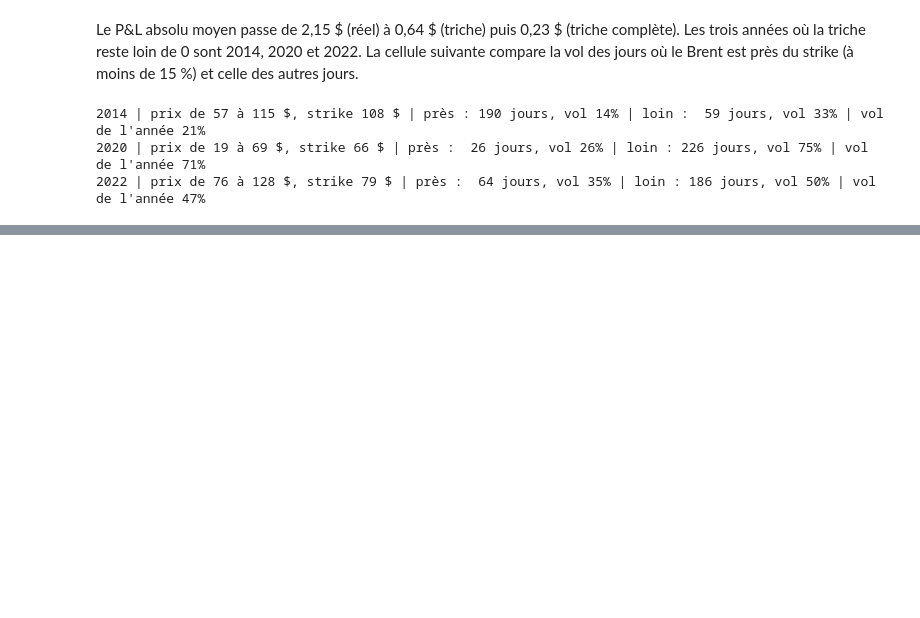
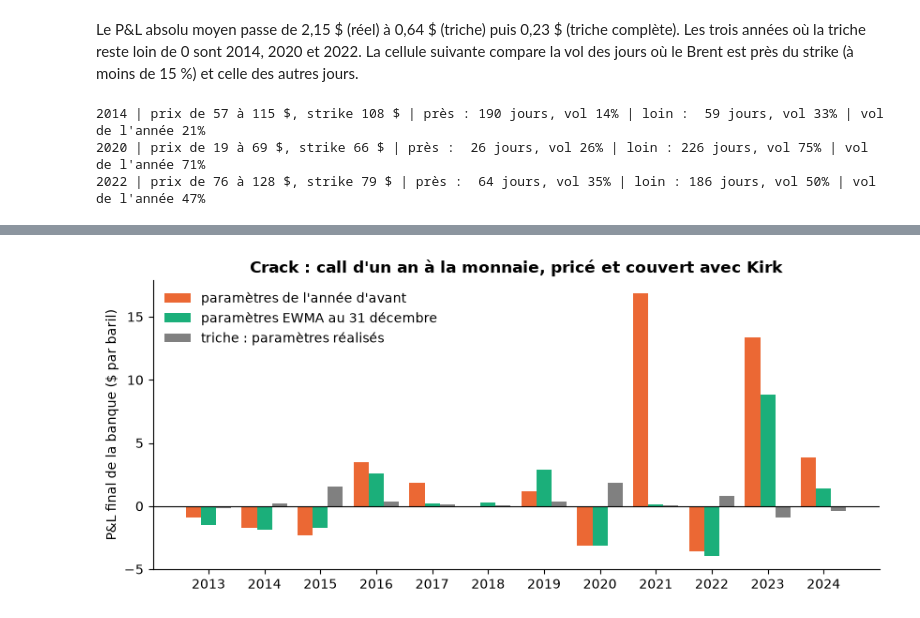
Before and after one commit to Maxence-Latreuille/spread-option-pricing, a Jupyter notebook: notebooks/03_hedging_real_data.ipynb, the cells around one changed output, grey strips where cells are left out. Drawn from its saved outputs; the diff is of its cells as text; code cells hidden in the pictures; blank space fills up the shorter version.

```diff
--- a/notebooks/03_hedging_real_data.ipynb
+++ b/notebooks/03_hedging_real_data.ipynb
@@ -288,0 +388,31 @@ La méthode de couverture et la formule fonctionnent ; l'erreur vient surtout de
+# %%
+names = ["histo", "ewma", "rho_real", "sigma_real", "cheat"]
+pnl_crack = {name: [] for name in names} # one P&L per year for each set of parameters
+for year in years:
+    before, now = str(year - 1), str(year)
+    p1, p2 = heating[now].to_numpy(), wti[now].to_numpy()
+    S1, S2 = p1[0], p2[0]
+    K = S1 - S2
+    payoff_fn = lambda S1T, S2T: spread_call_payoff(S1T, S2T, K)
+    histo = (historical_vol(heating[before]), historical_vol(wti[before]), historical_corr(heating[before], wti[before]))
+    ewma = (ewma_vol(heating[before]), ewma_vol(wti[before]), ewma_corr(heating[before], wti[before]))
+    real = (historical_vol(heating[now]), historical_vol(wti[now]), historical_corr(heating[now], wti[now]))
+    params = {"histo": histo, "ewma": ewma, "cheat": real,
+              "rho_real": (ewma[0], ewma[1], real[2]), # EWMA vols, realized rho
+              "sigma_real": (real[0], real[1], ewma[2])} # realized vols, EWMA rho
+    for name, (s1, s2, rho) in params.items():
+        price0 = kirk_call(S1, S2, K, T, r, s1, s2, rho)
+        deltas_fn = lambda S1_now, S2_now, time_left: kirk_deltas(S1_now, S2_now, K, time_left, r, s1, s2, rho)
+        pnl_crack[name].append(hedge_spread_one_path(p1, p2, T, r, price0, deltas_fn, payoff_fn))
+    print(f"{year} | K {K:5.1f} -> crack final {p1[-1] - p2[-1]:6.1f} "
+          f"| ρ EWMA {ewma[2]:.2f} réalisé {real[2]:.2f} "
+          f"| vol du ratio EWMA {kirk_ratio_vol(S2, K, *ewma):4.0%} réalisée {kirk_ratio_vol(S2, K, *real):4.0%} "
+          f"| P&L histo {pnl_crack['histo'][-1]:+6.2f} EWMA {pnl_crack['ewma'][-1]:+6.2f} triche {pnl_crack['cheat'][-1]:+6.2f}")
+
+pnl_crack = {name: np.array(values) for name, values in pnl_crack.items()} # lists -> arrays
+print()
+for name in names:
+    print(f"{name:10s} : P&L moyen {pnl_crack[name].mean():+.2f} $ | P&L absolu moyen {np.abs(pnl_crack[name]).mean():.2f} $")
+k = (np.abs(pnl_crack["ewma"]) < np.abs(pnl_crack["histo"])).sum()
+p_value = sum(comb(12, j) for j in range(k, 13)) / 2**12
+print(f"EWMA meilleur que l'histo sur {k} années sur 12 ; avec une pièce de monnaie, P(au moins {k}) = {p_value:.0%}")
@@ -288,0 +439,14 @@ La méthode de couverture et la formule fonctionnent ; l'erreur vient surtout de
+# %%
+fig, ax = plt.subplots(figsize=(10, 4))
+ax.bar(x - 0.27, pnl_crack["histo"], width=0.27, color="#eb6834", label="paramètres de l'année d'avant")
+ax.bar(x, pnl_crack["ewma"], width=0.27, color="#1baf7a", label="paramètres EWMA au 31 décembre")
+ax.bar(x + 0.27, pnl_crack["cheat"], width=0.27, color="gray", label="triche : paramètres réalisés")
+ax.axhline(0, color="black", linewidth=0.8)
+ax.set_xticks(x, years)
+ax.set_ylabel("P&L final de la banque ($ par baril)")
+ax.set_title("Crack : call d'un an à la monnaie, pricé et couvert avec Kirk", fontweight="bold")
+ax.spines[["top", "right"]].set_visible(False)
+ax.legend(frameon=False)
+plt.show()
+# %% [output]
+[figure, added]
```
Also changed, not shown: parts of 14 cells of this notebook, 1 other file.
